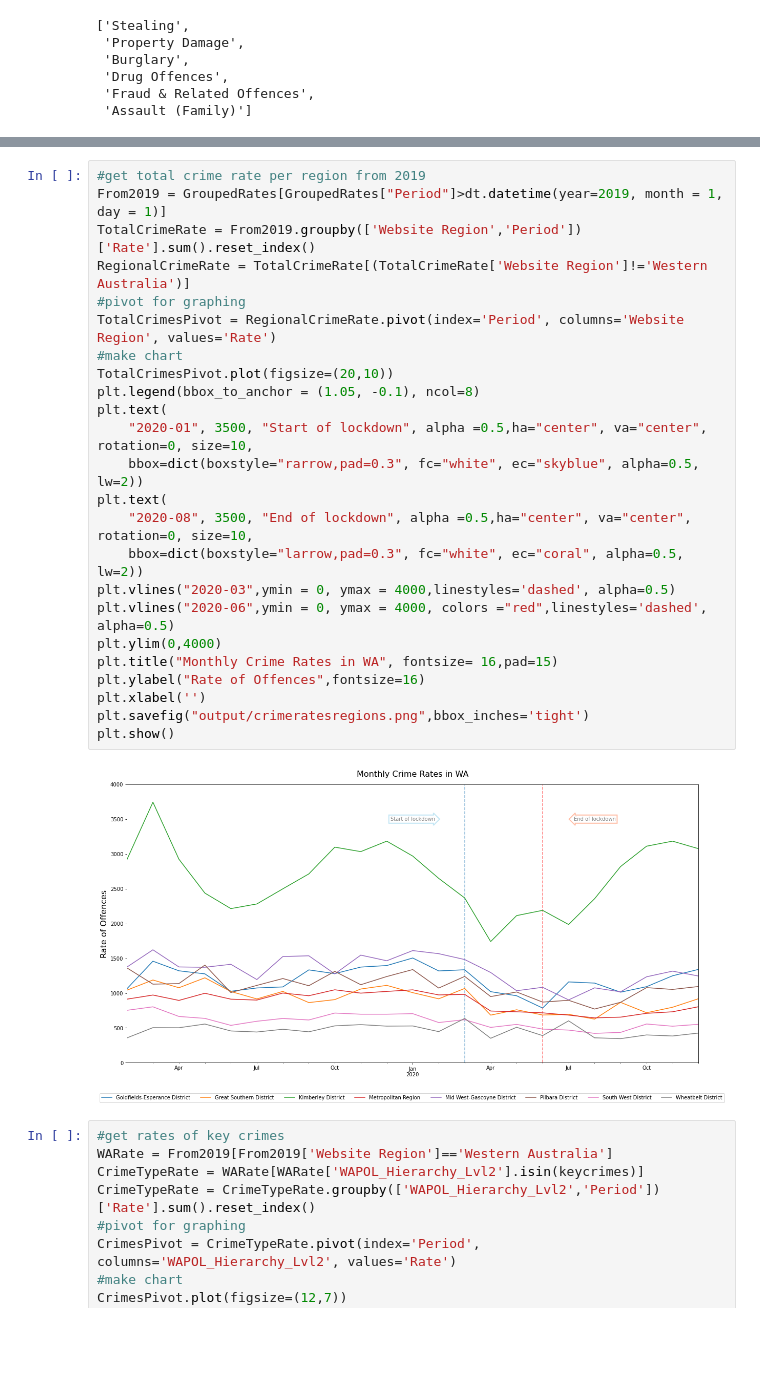
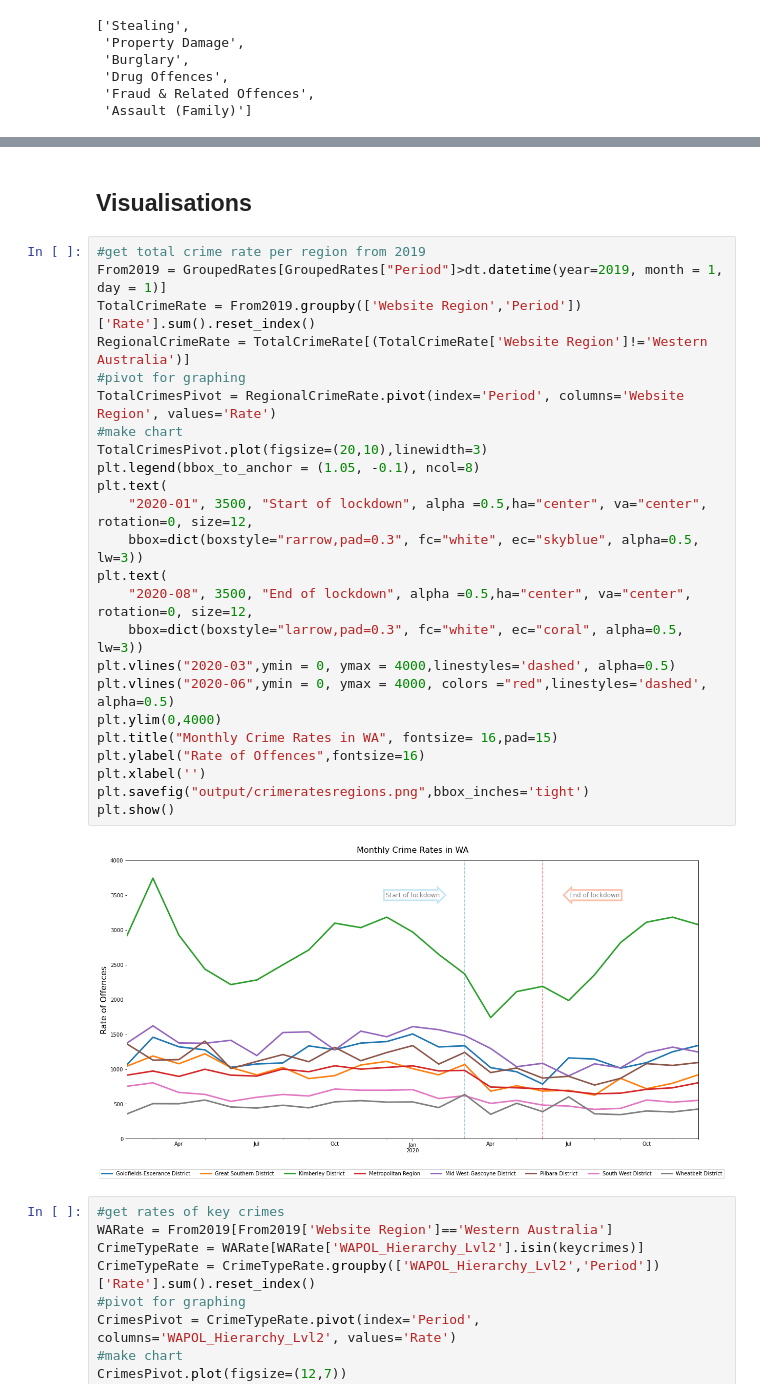
Before and after one commit to FernB/WACrimeRatesCovid19, a Jupyter notebook: WA Crime Rates.ipynb, the cells around one changed output, grey strips where cells are left out. Saved outputs shown, nothing was run; the diff lists cells and outputs as text; blank space fills up the shorter version.

```diff
--- a/WA Crime Rates.ipynb
+++ b/WA Crime Rates.ipynb
@@ -182,32 +184,34 @@ GroupedRates.head()
 | 2 | Goldfields-Esperance District | 2007-01-01 | Assault (Non-Family) | 71.0 | 54363 | 130.603535 |
 | 3 | Goldfields-Esperance District | 2007-01-01 | Breach of Violence Restraint Order | 14.0 | 54363 | 25.752810 |
 | 4 | Goldfields-Esperance District | 2007-01-01 | Burglary | 168.0 | 54363 | 309.033718 |
+# %% [markdown]
+## Visualisations
 # %%
 #get total crime rate per region from 2019
 From2019 = GroupedRates[GroupedRates["Period"]>dt.datetime(year=2019, month = 1, day = 1)]
 TotalCrimeRate = From2019.groupby(['Website Region','Period'])['Rate'].sum().reset_index()
 RegionalCrimeRate = TotalCrimeRate[(TotalCrimeRate['Website Region']!='Western Australia')]
 #pivot for graphing
 TotalCrimesPivot = RegionalCrimeRate.pivot(index='Period', columns='Website Region', values='Rate')
 #make chart
-TotalCrimesPivot.plot(figsize=(20,10))
+TotalCrimesPivot.plot(figsize=(20,10),linewidth=3)
 plt.legend(bbox_to_anchor = (1.05, -0.1), ncol=8)
 plt.text(
-    "2020-01", 3500, "Start of lockdown", alpha =0.5,ha="center", va="center", rotation=0, size=10,
-    bbox=dict(boxstyle="rarrow,pad=0.3", fc="white", ec="skyblue", alpha=0.5, lw=2))
+    "2020-01", 3500, "Start of lockdown", alpha =0.5,ha="center", va="center", rotation=0, size=12,
+    bbox=dict(boxstyle="rarrow,pad=0.3", fc="white", ec="skyblue", alpha=0.5, lw=3))
 plt.text(
-    "2020-08", 3500, "End of lockdown", alpha =0.5,ha="center", va="center", rotation=0, size=10,
-    bbox=dict(boxstyle="larrow,pad=0.3", fc="white", ec="coral", alpha=0.5, lw=2))
+    "2020-08", 3500, "End of lockdown", alpha =0.5,ha="center", va="center", rotation=0, size=12,
+    bbox=dict(boxstyle="larrow,pad=0.3", fc="white", ec="coral", alpha=0.5, lw=3))
 plt.vlines("2020-03",ymin = 0, ymax = 4000,linestyles='dashed', alpha=0.5)
 plt.vlines("2020-06",ymin = 0, ymax = 4000, colors ="red",linestyles='dashed', alpha=0.5)
 plt.ylim(0,4000)
 plt.title("Monthly Crime Rates in WA", fontsize= 16,pad=15)
 plt.ylabel("Rate of Offences",fontsize=16)
 plt.xlabel('')
 plt.savefig("output/crimeratesregions.png",bbox_inches='tight')
 plt.show()
 # %% [output]
-[figure, old version]
+[figure, new version]
 # %%
 #get rates of key crimes
 WARate = From2019[From2019['Website Region']=='Western Australia']
```
Also changed, not shown: parts of 10 cells of this notebook, 15 other files.
